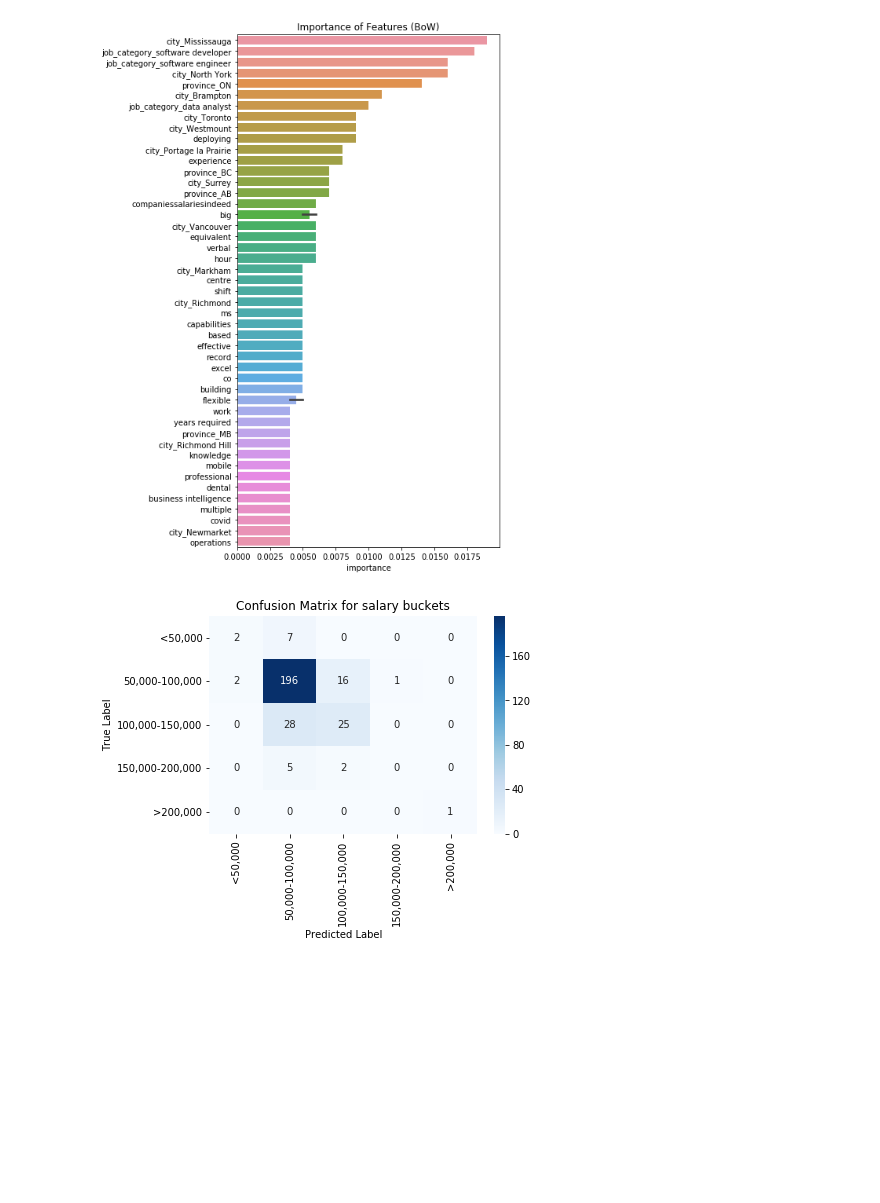
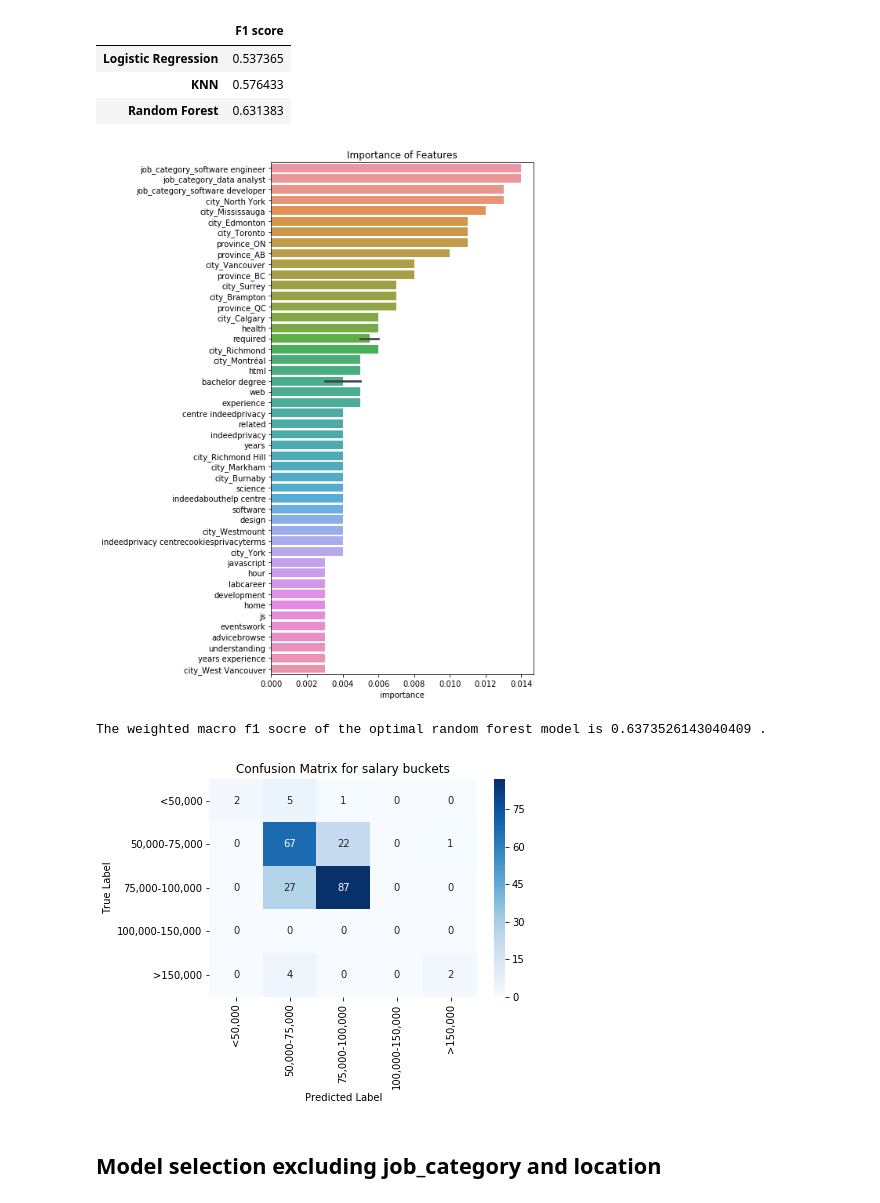
Before and after one commit to Hsieh-Cheng-Han/STA2453_Project1, a Jupyter notebook: models.ipynb, the cells around one changed output. Cells and saved outputs as stored; diff of their text form; code cells hidden in the pictures; blank space fills up the shorter version.

Commit message:
change bow to tf-idf and using f1_score instead of accuracy_score

```diff
--- a/models.ipynb
+++ b/models.ipynb
@@ -35,13 +26,13 @@ plt.show()
 def salary_bucket(salary):
     if salary < 50000:
         return '<50,000'
-    elif salary >= 50000 and salary < 100000:
-        return '50,000-100,000'
-    elif salary >= 100000 and salary < 150000:
-        return '100,000-150,000'
-    elif salary >= 150000 and salary <= 200000:
-        return '150,000-200,000'
+    if salary >= 50000 and salary < 75000:
+        return '50,000-75,000'
+    elif salary >= 75000 and salary < 100000:
+        return '75,000-100,000'
+    elif salary >=100000 and salary <= 150000:
+        return '10,0000-15,0000'
     else:
-        return '>200,000'
+        return '>150,000'
 
 data['salary_buckets'] = data['salary'].apply(lambda x: salary_bucket(x))
@@ -55,12 +66,12 @@ mod_data = full_data.drop(columns=['job_title', 'company_name', 'requirements',
 mod_data = pd.get_dummies(data=mod_data, columns=['job_category','city', 'province'])
 mod_data =mod_data.drop(columns=['salary', 'salary_buckets'])
 # %%
-# extract features
-bigram_vectorizer = CountVectorizer(ngram_range=(1, 2), max_features=1000)
+# extract features using TF-IDF
+vectorizer = TfidfVectorizer(ngram_range=(1, 2), max_features=1000)
 corpus = full_data['requirements_cleaned'].values
-bigram = bigram_vectorizer.fit_transform(corpus)
-feature_names = bigram_vectorizer.get_feature_names()
-words_df = pd.DataFrame(bigram.toarray(), columns=feature_names)
+grams = vectorizer.fit_transform(corpus)
+feature_names = vectorizer.get_feature_names()
+words_df = pd.DataFrame(grams.toarray(), columns=feature_names)
 # %%
 # split the data
 X = pd.concat([mod_data, words_df], axis=1)
@@ -100,0 +120,12 @@ RF ACC:  0.7859649122807018
+# %%
+# random forest
+mod_rf = RandomForestClassifier(random_state=44)
+numTrees = np.array(range(50, 500, 50))
+parameters = {'n_estimators': numTrees}
+metric = make_scorer(f1_score, average='weighted')
+grid_rf = GridSearchCV(mod_rf, parameters, scoring=metric, cv=5)
+grid_rf = grid_rf.fit(xtrain, ytrain)
+opt_rf = grid_rf.best_estimator_
+print("The optimal random forest model: \n", opt_rf)
+print("====================================================================")
+print("The mean accuracy score is {0}.".format(grid_rf.best_score_))
@@ -101,31 +143,48 @@ RF ACC:  0.7859649122807018
+# %%
+score_df = pd.DataFrame(np.array([grid_log.best_score_, grid_knn.best_score_, grid_rf.best_score_]),
+                        columns=['F1 score'],
+                        index=['Logistic Regression', 'KNN', 'Random Forest'])
+score_df
+# %% [output]
+|  | F1 score |
+| Logistic Regression | 0.537365 |
+| KNN | 0.576433 |
+| Random Forest | 0.631383 |
 # %%
 # visualize feature importance based on bag of wrods
 # create feature importance data frame
-df = pd.DataFrame(mod_rf.feature_importances_, columns=["importance"],
+df = pd.DataFrame(opt_rf.feature_importances_, columns=["importance"],
                   index=X.columns)
 # sort by importance
 df = df.sort_values('importance', ascending=False)
 # plot top 20 features
 plt.figure(figsize = (6,12))
 sns.barplot(x=np.round(df.importance, 3)[0:50], y=df.index[0:50])
-plt.title("Importance of Features (BoW)")
+plt.title("Importance of Features")
 plt.show()
 # %% [output]
-[figure, old version]
+[figure, new version]
+# %%
+print("The weighted macro f1 socre of the optimal random forest model is",
+      f1_score(ytest, opt_rf.predict(xtest), average='weighted'), ".")
+# %% [output]
+The weighted macro f1 socre of the optimal random forest model is 0.6373526143040409 .
 # %%
 # bulid a confusion matrix
-cm = confusion_matrix(ytest, mod_rf.predict(xtest),
-                      labels=['<50,000', '50,000-100,000', '100,000-150,000', '150,000-200,000', '>200,000'])
+cm = confusion_matrix(ytest, opt_rf.predict(xtest),
+                      labels=['<50,000', '50,000-75,000', '75,000-100,000', '100,000-150,000', '>150,000'])
 # plot the confusion matrix
 sns.heatmap(cm, annot=True, cmap='Blues', fmt='d',
-            xticklabels=['<50,000', '50,000-100,000', '100,000-150,000', '150,000-200,000', '>200,000'],
-            yticklabels=['<50,000', '50,000-100,000', '100,000-150,000', '150,000-200,000', '>200,000'])
+            xticklabels=['<50,000', '50,000-75,000', '75,000-100,000', '100,000-150,000', '>150,000'],
+            yticklabels=['<50,000', '50,000-75,000', '75,000-100,000', '100,000-150,000', '>150,000'])
 plt.xlabel("Predicted Label")
 plt.ylabel("True Label")
 plt.title("Confusion Matrix for salary buckets")
 plt.show()
 # %% [output]
-[figure, old version]
+[figure, new version]
+# %% [markdown]
+## Model selection excluding job_category and location
 # %%
 # when job_category and location are excluded
 mod_data = full_data.drop(columns=['job_title', 'company_name', 'requirements', 'industry', 'requirements_cleaned'])
```
Also changed, not shown: parts of 23 cells of this notebook.
